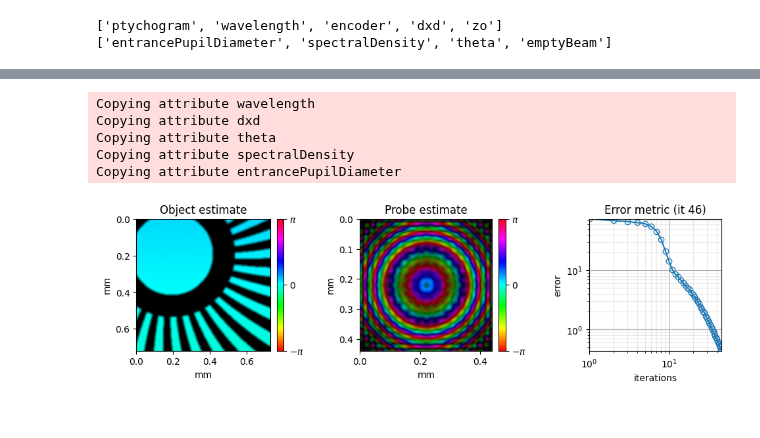
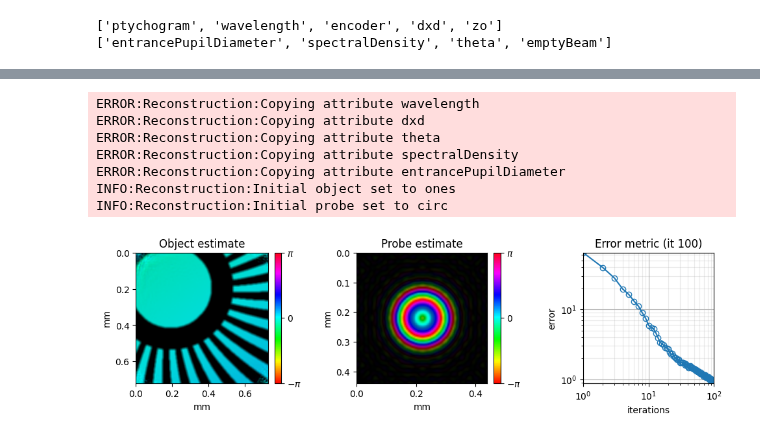
Before and after one commit to PtyLab/PtyLab.py, a Jupyter notebook: jupyter_tutorials/jupyter_tutorials_tutorial_CPM_sim.ipynb, the cells around one changed output, grey strips where cells are left out. Saved outputs shown, nothing was run; the diff lists cells and outputs as text; code cells hidden in the pictures.

```diff
--- a/jupyter_tutorials/jupyter_tutorials_tutorial_CPM_sim.ipynb
+++ b/jupyter_tutorials/jupyter_tutorials_tutorial_CPM_sim.ipynb
@@ -73,7 +69,7 @@ pinhole = convolve2d(pinhole, gaussian2D(5, 1).astype(np.float32), mode="same")
 Next, we propagate probe on the sample using a propagator and use the matplotlib to plot the probe.
 # %%
 # propagate to lens
-probe = aspw(pinhole, 2 * f, wavelength, Lp)[0]
+probe = aspw(pinhole, 2 * f, wavelength, Lp, is_FT=False)[0]
 
 # multiply with quadratic phase and aperture
 aperture = circ(Xp, Yp, 3 * Lp / 4)
@@ -83,7 +79,7 @@ probe = (
     * np.exp(-1.0j * 2 * np.pi / wavelength * (Xp**2 + Yp**2) / (2 * f))
     * aperture
 )
-probe = aspw(probe, 2 * f, wavelength, Lp)[0]
+probe = aspw(probe, 2 * f, wavelength, Lp, is_FT=False)[0]
 
 plt.figure(figsize=(10, 4), num=1)
 ax1 = plt.subplot(121)
@@ -224,7 +218,7 @@ exampleData._setData()
 # %%
 ## initialize the Monitor class and set values
 monitor = Monitor()
-monitor.figureUpdateFrequency = 5
+monitor.figureUpdateFrequency = 1
 monitor.objectPlot = "complex"  # complex abs angle
 monitor.verboseLevel = "low"  # high: plot two figures, low: plot only one figure
 monitor.objectZoom = 1.5  # control object plot FoV
@@ -269,22 +265,24 @@ reconstruction.probe = reconstruction.probe * np.exp(
     / (2 * 6e-3)
 )
 # %% [output]
-Copying attribute wavelength
-Copying attribute dxd
-Copying attribute theta
-Copying attribute spectralDensity
-Copying attribute entrancePupilDiameter
+ERROR:Reconstruction:Copying attribute wavelength
+ERROR:Reconstruction:Copying attribute dxd
+ERROR:Reconstruction:Copying attribute theta
+ERROR:Reconstruction:Copying attribute spectralDensity
+ERROR:Reconstruction:Copying attribute entrancePupilDiameter
+INFO:Reconstruction:Initial object set to ones
+INFO:Reconstruction:Initial probe set to circ
 # %%
 # choose the reconstruction engine and set values
 engine_mPIE = Engines.mPIE(reconstruction, exampleData, params, monitor)
-engine_mPIE.numIterations = 50
+engine_mPIE.numIterations = 100
 engine_mPIE.betaProbe = 0.25
 engine_mPIE.betaObject = 0.25
 # start reconstruction
 engine_mPIE.reconstruct()
 
 plt.close("all")
 # %% [output]
-[figure, old version]
+[figure, new version]
 # %%
 # reconstruction.saveResults("result.hdf5")
```
Also changed, not shown: parts of 4 cells of this notebook.
